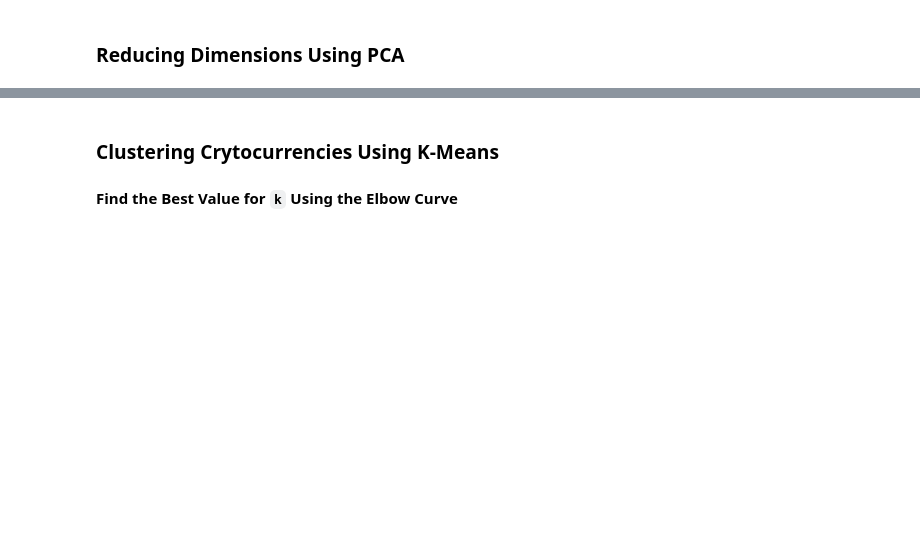
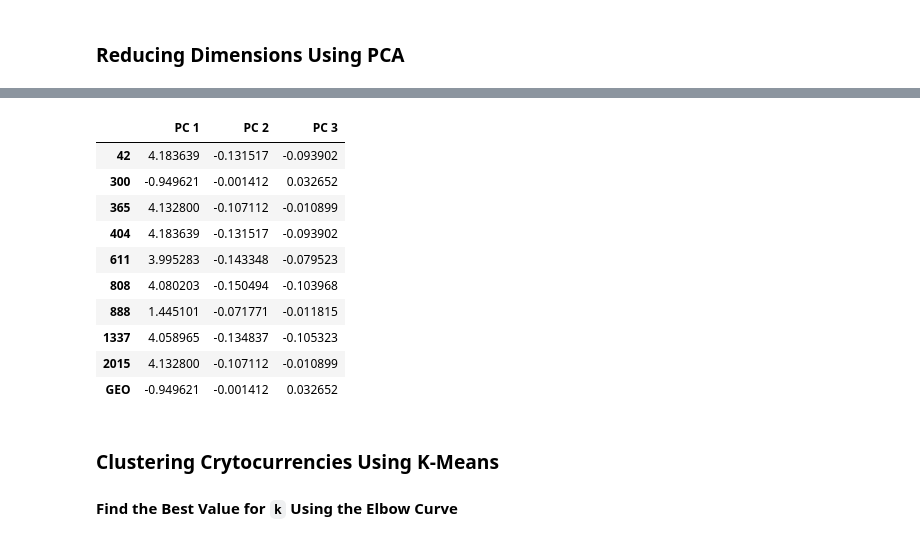
Before and after one commit to dstroe/homework13, a Jupyter notebook: crypto_clustering.ipynb, the cells around one changed output, grey strips where cells are left out. Cells and saved outputs as stored; diff of their text form; code cells hidden in the pictures; blank space fills up the shorter version.

```diff
--- a/crypto_clustering.ipynb
+++ b/crypto_clustering.ipynb
@@ -196,5 +216,23 @@ array([[-6.02344401e-01,  1.70150287e-02, -1.21125467e-03],
 # %%
 # Create a DataFrame with the principal components data
+pcs_df = pd.DataFrame(
+    data=X_pca,
+    columns=['PC 1', 'PC 2', 'PC 3'],
+    index=dummy_vars.index
+)
+pcs_df.head(10)
+# %% [output]
+|  | PC 1 | PC 2 | PC 3 |
+| 42 | 4.183639 | -0.131517 | -0.093902 |
+| 300 | -0.949621 | -0.001412 | 0.032652 |
+| 365 | 4.132800 | -0.107112 | -0.010899 |
+| 404 | 4.183639 | -0.131517 | -0.093902 |
+| 611 | 3.995283 | -0.143348 | -0.079523 |
+| 808 | 4.080203 | -0.150494 | -0.103968 |
+| 888 | 1.445101 | -0.071771 | -0.011815 |
+| 1337 | 4.058965 | -0.134837 | -0.105323 |
+| 2015 | 4.132800 | -0.107112 | -0.010899 |
+| GEO | -0.949621 | -0.001412 | 0.032652 |
 # %% [markdown]
 ### Clustering Crytocurrencies Using K-Means
 
```
Also changed, not shown: parts of 8 cells of this notebook.
